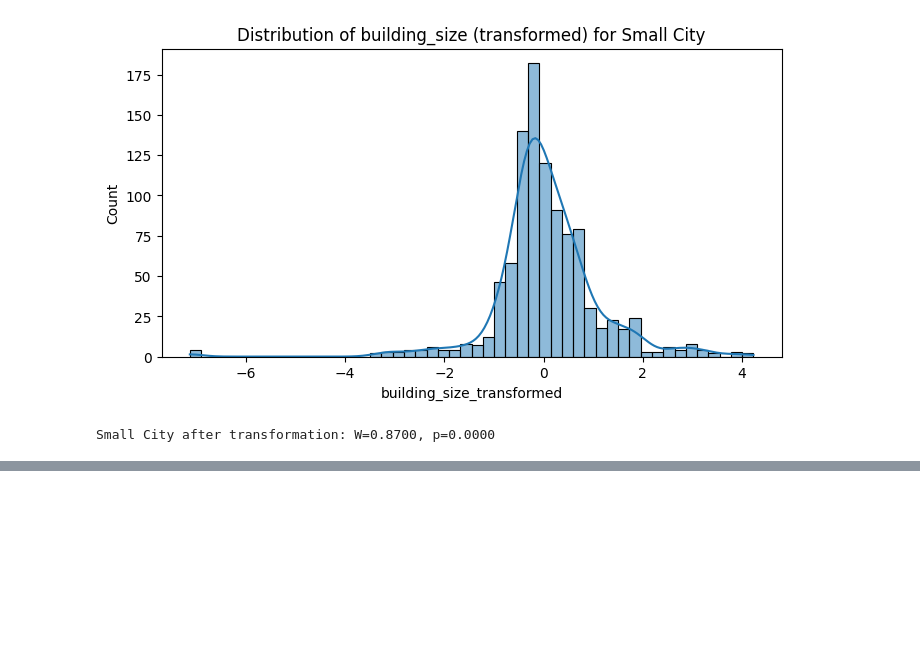
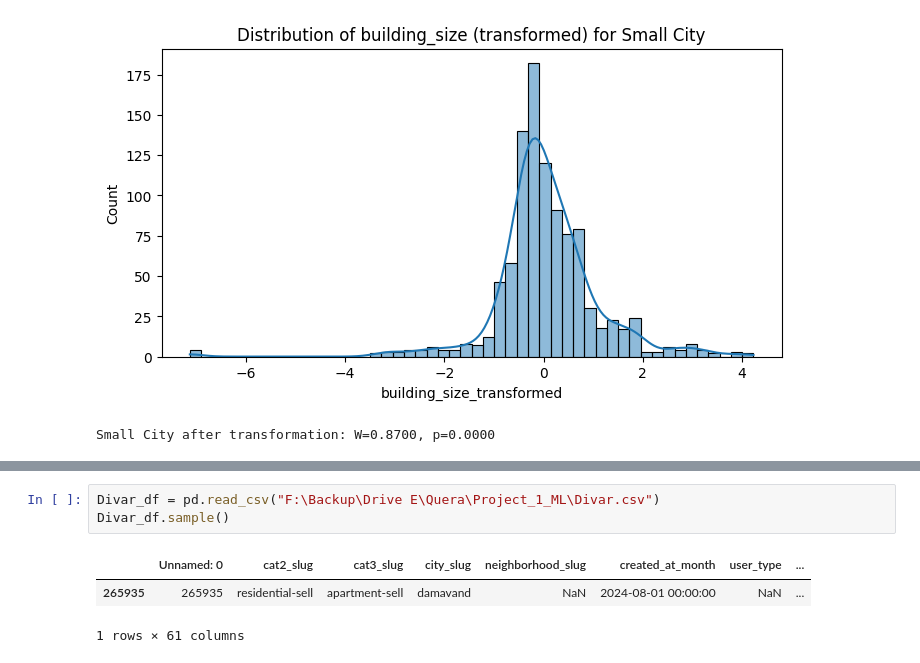
Before and after one commit to Navidbyti/real-estate-ml-project, a Jupyter notebook: 2-Hypothesis/hypothesis-final.ipynb, the cells around one changed output, grey strips where cells are left out. Cells and saved outputs as stored; diff of their text form; blank space fills up the shorter version.

```diff
--- a/2-Hypothesis/hypothesis-final.ipynb
+++ b/2-Hypothesis/hypothesis-final.ipynb
@@ -391,0 +475,7 @@ Small City after transformation: W=0.8700, p=0.0000
+# %%
+Divar_df = pd.read_csv("F:\Backup\Drive E\Quera\Project_1_ML\Divar.csv")
+Divar_df.sample()
+# %% [output]
+|  | Unnamed: 0 | cat2_slug | cat3_slug | city_slug | neighborhood_slug | created_at_month | user_type | ... |
+| 265935 | 265935 | residential-sell | apartment-sell | damavand | NaN | 2024-08-01 00:00:00 | NaN | ... |
+1 rows × 61 columns
```
Also changed, not shown: parts of 24 cells of this notebook.
